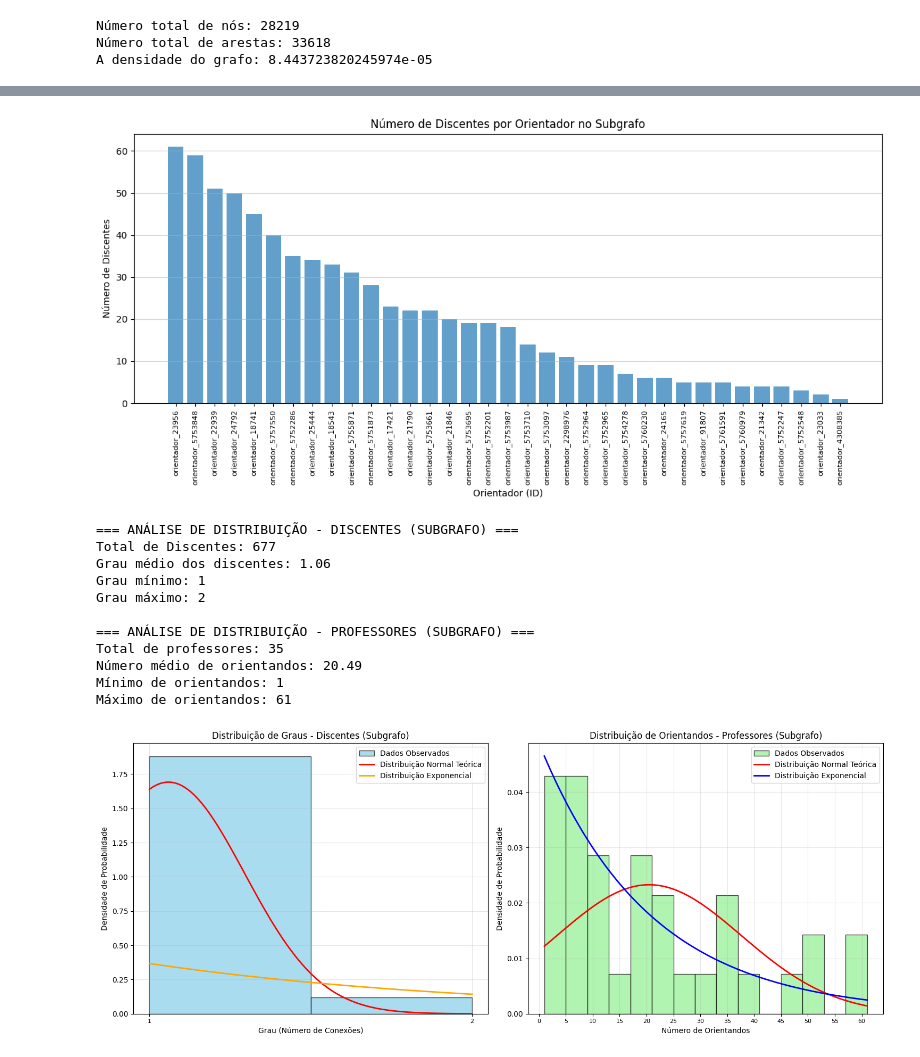
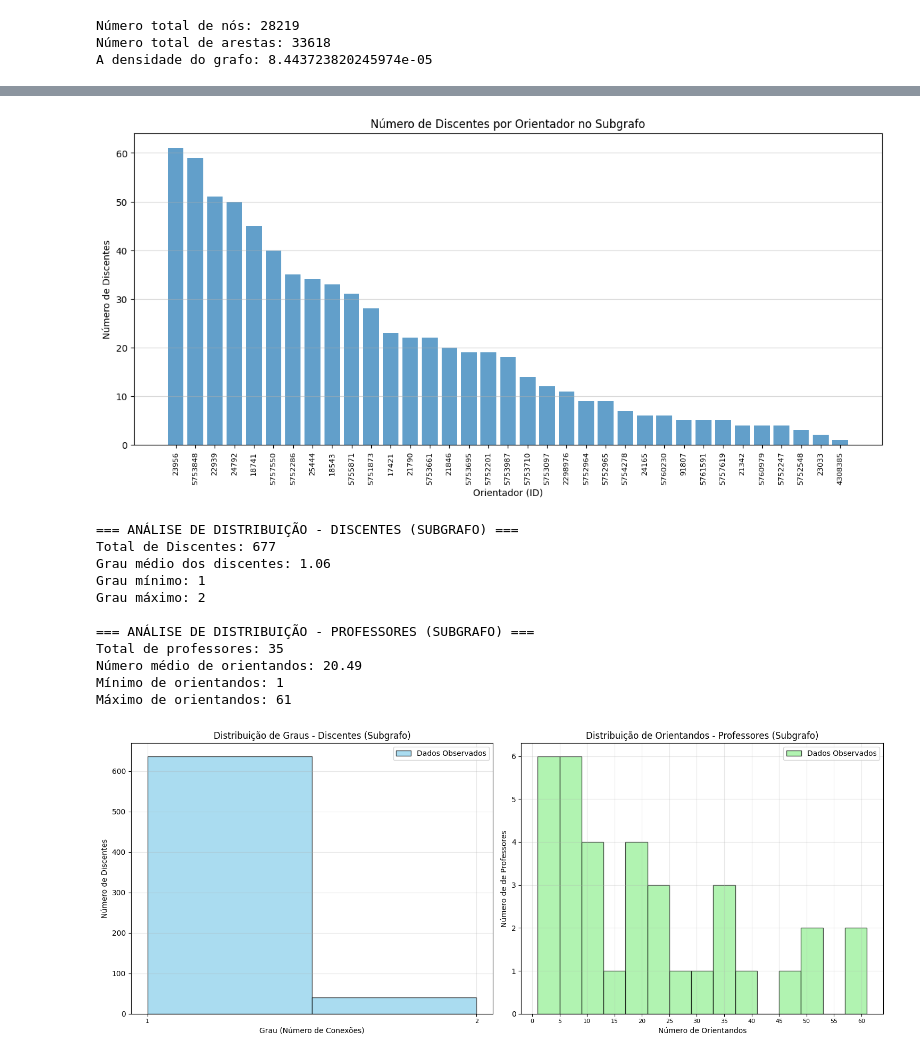
Before and after one commit to LukasMarquess/Grafos---Bolsas-IC-UFRN, a Jupyter notebook: Subgrafos.ipynb, the cells around one changed output, grey strips where cells are left out. Cells and saved outputs as stored; diff of their text form; code cells hidden in the pictures.

Commit message:
Modificando Gráficos de Barra

```diff
--- a/Subgrafos.ipynb
+++ b/Subgrafos.ipynb
@@ -175,8 +175,9 @@ if departamento_interesse:
     # Adicionar a legenda
     plt.legend(handles=legend_patches, loc='best', fontsize=12) # Ajustar tamanho da fonte da legenda
 
-    # Definir o título
-    plt.title(f"Subgrafo para o Departamento: {departamento_interesse}", fontsize=20) # Ajustar tamanho da fonte do título
+    # Definir o título (removendo o prefixo "departamento_")
+    nome_departamento = departamento_interesse.replace("departamento_", "")
+    plt.title(f"Subgrafo para o Departamento: {nome_departamento}", fontsize=20) # Ajustar tamanho da fonte do título
 
     # Remover eixos
     plt.axis('off')
@@ -227,6 +228,9 @@ numero_discentes = list(discentes_por_orientador.values())
 # Ordenar os orientadores pelo número de discentes para uma melhor visualização no gráfico de barras
 orientadores_ordenados, discentes_ordenados = zip(*sorted(zip(orientadores_ids, numero_discentes), key=lambda x: x[1], reverse=True))
 
+# Remover o prefixo 'orientador_' dos IDs para exibição no gráfico
+orientadores_labels = [oid.replace('orientador_', '') for oid in orientadores_ordenados]
+
 
 # Criar o gráfico de barras (Orientadores x Discentes)
 plt.figure(figsize=(12, 6)) # Aumentar o tamanho para acomodar mais barras
@@ -234,7 +238,7 @@ plt.bar(range(len(orientadores_ordenados)), discentes_ordenados, alpha=0.7)
 plt.xlabel("Orientador (ID)")
 plt.ylabel("Número de Discentes")
 plt.title("Número de Discentes por Orientador no Subgrafo")
-plt.xticks(range(len(orientadores_ordenados)), orientadores_ordenados, rotation=90, fontsize=8) # Rotacionar rótulos do eixo x e diminuir fonte
+plt.xticks(range(len(orientadores_ordenados)), orientadores_labels, rotation=90, fontsize=8) # Rotacionar rótulos do eixo x e diminuir fonte
 plt.tight_layout() # Ajustar layout para evitar sobreposição de rótulos
 plt.grid(axis='y', alpha=0.5)
 plt.show()
@@ -281,66 +285,44 @@ if graus_discentes_subgrafo:
         # Visualizações lado a lado
         fig, (ax1, ax2) = plt.subplots(1, 2, figsize=(15, 6))
 
-        # Gráfico 1: Histograma + Curva Normal - Discentes do Subgrafo
-        ax1.hist(graus_discentes_subgrafo, bins=min(15, len(set(graus_discentes_subgrafo))), density=True, alpha=0.7, color='skyblue',
+        # Gráfico 1: Histograma - Discentes do Subgrafo
+        ax1.hist(graus_discentes_subgrafo, bins=min(15, len(set(graus_discentes_subgrafo))), density=False, alpha=0.7, color='skyblue',
                  edgecolor='black', label='Dados Observados')
-
-        # Curva normal teórica para discentes do subgrafo
-        if len(set(graus_discentes_subgrafo)) > 1:  # Só plotar se houver variação nos dados
-            x_disc = np.linspace(min(graus_discentes_subgrafo), max(graus_discentes_subgrafo), 100)
-            y_disc = stats.norm.pdf(x_disc, media_discentes_subgrafo, desvio_discentes_subgrafo)
-            ax1.plot(x_disc, y_disc, 'r-', linewidth=2, label='Distribuição Normal Teórica')
-
-            # Curva exponencial para discentes
-            lambda_disc = 1 / media_discentes_subgrafo if media_discentes_subgrafo > 0 else 1
-            y_exponential_disc = stats.expon.pdf(x_disc, scale=1/lambda_disc)
-            ax1.plot(x_disc, y_exponential_disc, 'orange', linewidth=2, label='Distribuição Exponencial')
 
         ax1.set_title('Distribuição de Graus - Discentes (Subgrafo)')
         ax1.set_xlabel('Grau (Número de Conexões)')
-        ax1.set_ylabel('Densidade de Probabilidade')
+        ax1.set_ylabel('Número de Discentes')
         ax1.set_xticks(range(int(min(graus_discentes_subgrafo)), int(max(graus_discentes_subgrafo)) + 1, 1))
         ax1.tick_params(axis='x', labelsize=8)
         ax1.legend()
         ax1.grid(True, alpha=0.3)
 
-        # Gráfico 2: Histograma + Curva Normal - Professores do Subgrafo
-        ax2.hist(orientandos_por_professor_subgrafo, bins=min(15, len(set(orientandos_por_professor_subgrafo))), density=True, alpha=0.7, color='lightgreen',
+        # Gráfico 2: Histograma- Professores do Subgrafo
+        ax2.hist(orientandos_por_professor_subgrafo, bins=min(15, len(set(orientandos_por_professor_subgrafo))), density=False, alpha=0.7, color='lightgreen',
                  edgecolor='black', label='Dados Observados')
-
-        # Curva normal teórica para professores do subgrafo
-        if len(set(orientandos_por_professor_subgrafo)) > 1:  # Só plotar se houver variação nos dados
-            x_prof = np.linspace(min(orientandos_por_professor_subgrafo), max(orientandos_por_professor_subgrafo), 100)
-            y_prof = stats.norm.pdf(x_prof, media_professores_subgrafo, desvio_professores_subgrafo)
-            ax2.plot(x_prof, y_prof, 'r-', linewidth=2, label='Distribuição Normal Teórica')
-
-            # Curva exponencial para professores
-            lambda_prof = 1 / media_professores_subgrafo if media_professores_subgrafo > 0 else 1
-            y_exponential_prof = stats.expon.pdf(x_prof, scale=1/lambda_prof)
-            ax2.plot(x_prof, y_exponential_prof, 'blue', linewidth=2, label='Distribuição Exponencial')
 
         ax2.set_title('Distribuição de Orientandos - Professores (Subgrafo)')
         ax2.set_xlabel('Número de Orientandos')
-        ax2.set_ylabel('Densidade de Probabilidade')
+        ax2.set_ylabel('Número de de Professores')
 
         # Ajustar escala do eixo x baseado no range dos dados
         if max(orientandos_por_professor_subgrafo) <= 20:
             ax2.set_xticks(range(int(min(orientandos_por_professor_subgrafo)), int(max(orientandos_por_professor_subgrafo)) + 1, 1))
         else:
             ax2.set_xticks(range(0, int(max(orientandos_por_professor_subgrafo)) + 1, 5))
 
         ax2.tick_params(axis='x', labelsize=8)
         ax2.legend()
         ax2.grid(True, alpha=0.3)
 
         plt.tight_layout()
         plt.show()
     else:
         print("Não há professores suficientes no subgrafo para análise de distribuição.")
 else:
     print("Não há discentes suficientes no subgrafo para análise de distribuição.")
 # %% [output]
-[figure, old version]
+[figure, new version]
 === ANÁLISE DE DISTRIBUIÇÃO - DISCENTES (SUBGRAFO) ===
 Total de Discentes: 677
 Grau médio dos discentes: 1.06
@@ -352,4 +334,4 @@ Total de professores: 35
 Número médio de orientandos: 20.49
 Mínimo de orientandos: 1
 Máximo de orientandos: 61
-[figure, old version]
+[figure, new version]
```
Also changed, not shown: parts of 1 cell of this notebook, 1 other file.
